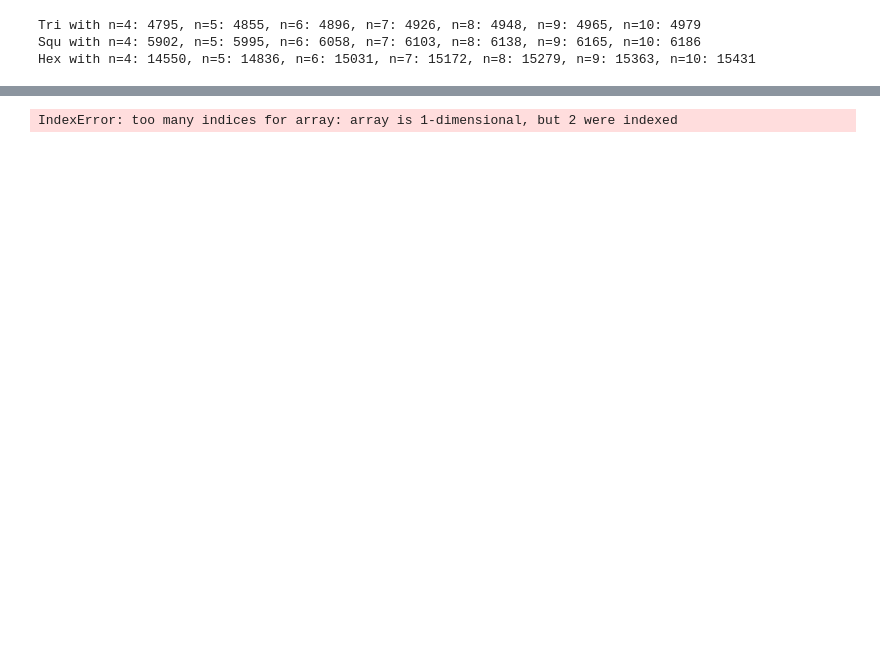
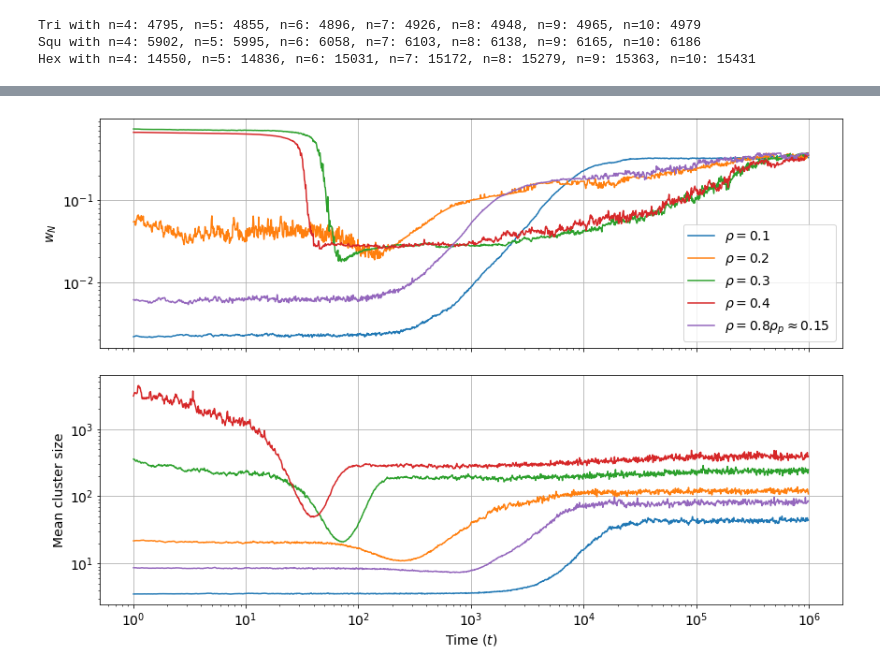
Before and after one commit to larstors/BA, a Jupyter notebook: code_from_richard/lars_sim/Data/testing/timeevoplot.ipynb, the cells around one changed output, grey strips where cells are left out. Cells and saved outputs as stored; diff of their text form; code cells hidden in the pictures; blank space fills up the shorter version.

```diff
--- a/code_from_richard/lars_sim/Data/testing/timeevoplot.ipynb
+++ b/code_from_richard/lars_sim/Data/testing/timeevoplot.ipynb
@@ -1202,31 +1188,58 @@ plt.show()
 # %%
 # #################### density #######################
 
 dens = [0.1, 0.2, 0.3, 0.4]
 
 tr1 = np.genfromtxt("tri_number_alpha0.001_phi0.10_L100_1.txt", delimiter=" ")
 tr2 = np.genfromtxt("tri_number_alpha0.001_phi0.20_L100_1.txt", delimiter=" ")
 tr3 = np.genfromtxt("tri_number_alpha0.001_phi0.30_L100_1.txt", delimiter=" ")
 tr4 = np.genfromtxt("tri_number_alpha0.001_phi0.40_L100_1.txt", delimiter=" ")
 
 tri1 = np.array([np.power(1.01, cross(np.log10(tr1[1:-2, 1]), tr)), np.power(1.01, cross(np.log10(tr2[1:-2, 1]), tr)), np.power(1.01, cross(np.log10(tr3[1:-2, 1]), tr)), np.power(1.01, cross(np.log10(tr4[1:-2, 1]), tr))])
 
 
 tr1 = np.genfromtxt("tri_number_alpha0.001_phi0.20_L100_2.txt", delimiter=" ")
 tr2 = np.genfromtxt("tri_number_alpha0.001_phi0.40_L100_2.txt", delimiter=" ")
 tr3 = np.genfromtxt("tri_number_alpha0.001_phi0.60_L100_2.txt", delimiter=" ")
 tr4 = np.genfromtxt("tri_number_alpha0.001_phi0.80_L100_2.txt", delimiter=" ")
 
 tri2 = np.array([np.power(1.01, cross(np.log10(tr1[1:-2, 1]), tr)), np.power(1.01, cross(np.log10(tr2[1:-2, 1]), tr)), np.power(1.01, cross(np.log10(tr3[1:-2, 1]), tr)), np.power(1.01, cross(np.log10(tr4[1:-2, 1]), tr))])
 
 
 tr1 = np.genfromtxt("tri_number_alpha0.001_phi0.30_L100_3.txt", delimiter=" ")
 tr2 = np.genfromtxt("tri_number_alpha0.001_phi0.60_L100_3.txt", delimiter=" ")
 tr3 = np.genfromtxt("tri_number_alpha0.001_phi0.90_L100_3.txt", delimiter=" ")
 tr4 = np.genfromtxt("tri_number_alpha0.001_phi1.20_L100_3.txt", delimiter=" ")
+trperc = np.genfromtxt("tri_number_alpha0.001_phi0.47_L100_3.txt", delimiter=" ")
 
-tri3 = np.array([np.power(1.01, cross(np.log10(tr1[1:-2, 1]), tr)), np.power(1.01, cross(np.log10(tr2[1:-2, 1]), tr)), np.power(1.01, cross(np.log10(tr3[1:-2, 1]), tr)), np.power(1.01, cross(np.log10(tr4[1:-2, 1]), tr))])
+plt.rcParams.update({'font.size': 14})
 
-plt.plot(dens, tri3)
+
+fig, ax = plt.subplots(nrows=2, ncols=1, figsize=(12, 8), sharex=True)
+plt.tight_layout()
+
+ax[0].plot(tr1[1:-2, 0], tr1[1:-2, 1], label=r"$\rho=0.1$")
+ax[0].plot(tr2[1:-2, 0], tr2[1:-2, 1], label=r"$\rho=0.2$")
+ax[0].plot(tr3[1:-2, 0], tr3[1:-2, 1], label=r"$\rho=0.3$")
+ax[0].plot(tr4[1:-2, 0], tr4[1:-2, 1], label=r"$\rho=0.4$")
+ax[0].plot(trperc[1:-2, 0], trperc[1:-2, 1], label=r"$\rho=0.8\rho_p \approx 0.15$")
+ax[0].grid()
+ax[0].set_yscale("log")
+ax[0].legend()
+ax[0].set_ylabel(r"$w_N$")
+ax[0].set_xscale("log")
+
+ax[1].plot(tr1[1:-2, 0], tr1[1:-2, 2], label=r"$\rho=0.1$")
+ax[1].plot(tr2[1:-2, 0], tr2[1:-2, 2], label=r"$\rho=0.2$")
+ax[1].plot(tr3[1:-2, 0], tr3[1:-2, 2], label=r"$\rho=0.3$")
+ax[1].plot(tr4[1:-2, 0], tr4[1:-2, 2], label=r"$\rho=0.4$")
+ax[1].plot(trperc[1:-2, 0], trperc[1:-2, 2], label=r"$\rho=0.8\rho_p \approx 0.15$")
+ax[1].grid()
+ax[1].set_yscale("log")
+ax[1].set_xscale("log")
+#ax[1].legend()
+ax[1].set_ylabel("Mean cluster size")
+ax[1].set_xlabel(r"Time $(t)$")
+plt.savefig("dens_transient_tri_001.pdf", dpi=200, bbox_inches="tight")
 # %% [output]
-IndexError: too many indices for array: array is 1-dimensional, but 2 were indexed
+[figure, added]
```
Also changed, not shown: parts of 11 cells of this notebook, 1 other file.
